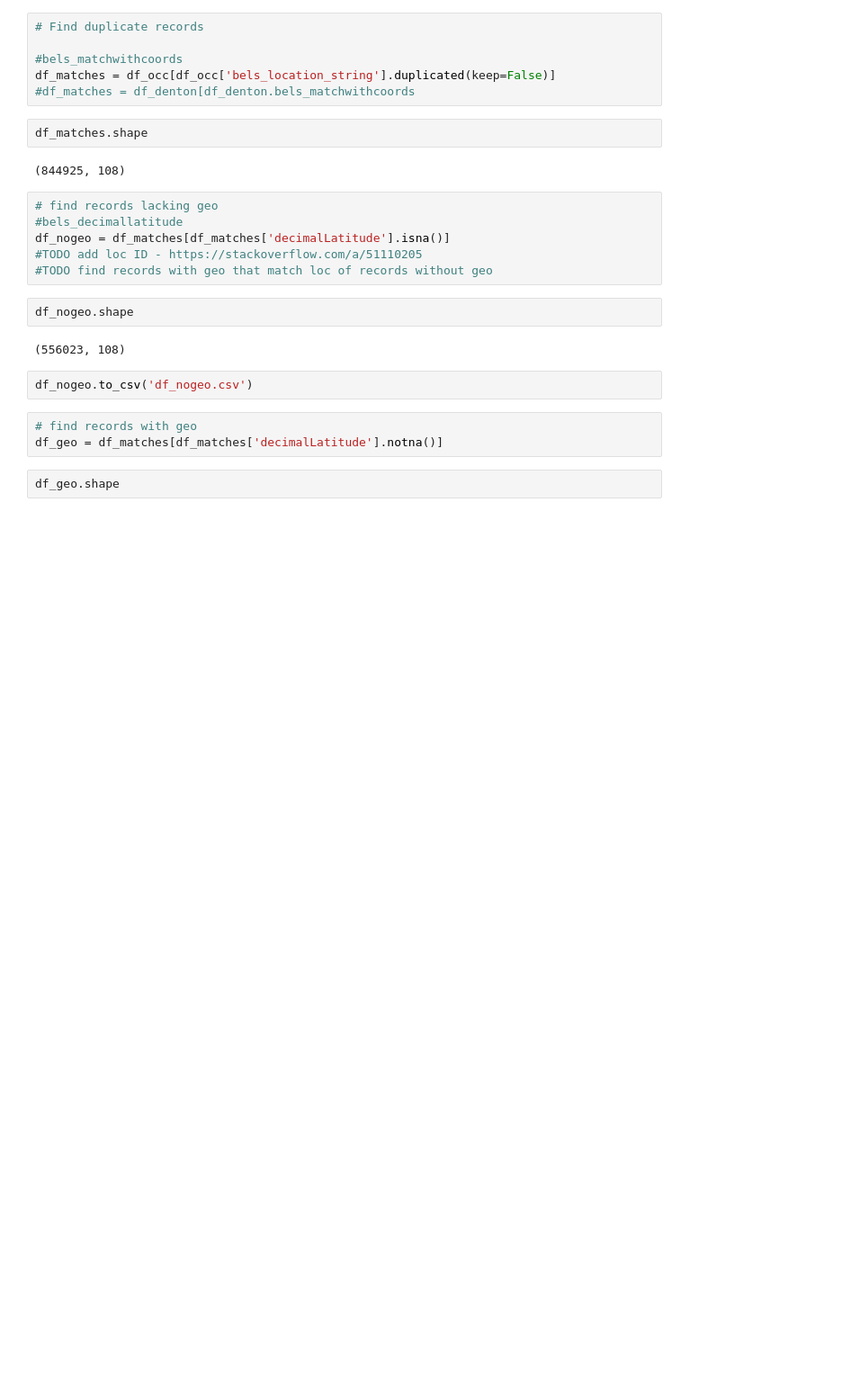
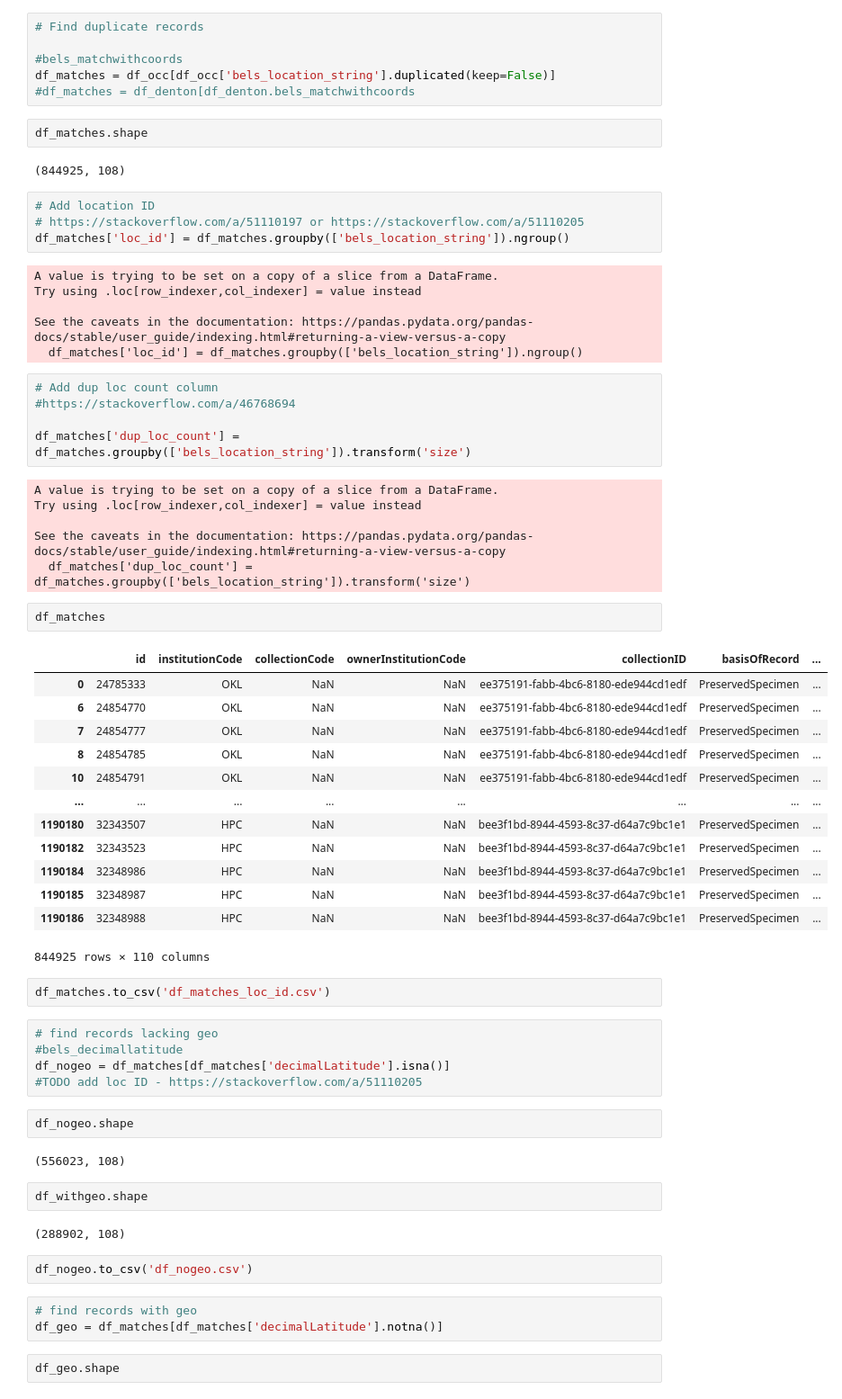
Before and after one commit to jbest/pybels, a Jupyter notebook: analyze_loc_matches_local.ipynb, the cells around one changed output. Shown at 90% size. Saved outputs shown, nothing was run; the diff lists cells and outputs as text; blank space fills up the shorter version.

Commit message:
adding dup count

```diff
--- a/analyze_loc_matches_local.ipynb
+++ b/analyze_loc_matches_local.ipynb
@@ -39,16 +39,58 @@ df_matches = df_occ[df_occ['bels_location_string'].duplicated(keep=False)]
 df_matches.shape
 # %% [output]
 (844925, 108)
+# %%
+# Add location ID
+# https://stackoverflow.com/a/51110197 or https://stackoverflow.com/a/51110205
+df_matches['loc_id'] = df_matches.groupby(['bels_location_string']).ngroup()
+# %% [output]
+A value is trying to be set on a copy of a slice from a DataFrame.
+Try using .loc[row_indexer,col_indexer] = value instead
+
+See the caveats in the documentation: https://pandas.pydata.org/pandas-docs/stable/user_guide/indexing.html#returning-a-view-versus-a-copy
+  df_matches['loc_id'] = df_matches.groupby(['bels_location_string']).ngroup()
+# %%
+# Add dup loc count column
+#https://stackoverflow.com/a/46768694
+
+df_matches['dup_loc_count'] = df_matches.groupby(['bels_location_string']).transform('size')
+# %% [output]
+A value is trying to be set on a copy of a slice from a DataFrame.
+Try using .loc[row_indexer,col_indexer] = value instead
+
+See the caveats in the documentation: https://pandas.pydata.org/pandas-docs/stable/user_guide/indexing.html#returning-a-view-versus-a-copy
+  df_matches['dup_loc_count'] = df_matches.groupby(['bels_location_string']).transform('size')
+# %%
+df_matches
+# %% [output]
+|  | id | institutionCode | collectionCode | ownerInstitutionCode | collectionID | basisOfRecord | ... |
+| 0 | 24785333 | OKL | NaN | NaN | ee375191-fabb-4bc6-8180-ede944cd1edf | PreservedSpecimen | ... |
+| 6 | 24854770 | OKL | NaN | NaN | ee375191-fabb-4bc6-8180-ede944cd1edf | PreservedSpecimen | ... |
+| 7 | 24854777 | OKL | NaN | NaN | ee375191-fabb-4bc6-8180-ede944cd1edf | PreservedSpecimen | ... |
+| 8 | 24854785 | OKL | NaN | NaN | ee375191-fabb-4bc6-8180-ede944cd1edf | PreservedSpecimen | ... |
+| 10 | 24854791 | OKL | NaN | NaN | ee375191-fabb-4bc6-8180-ede944cd1edf | PreservedSpecimen | ... |
+| ... | ... | ... | ... | ... | ... | ... | ... |
+| 1190180 | 32343507 | HPC | NaN | NaN | bee3f1bd-8944-4593-8c37-d64a7c9bc1e1 | PreservedSpecimen | ... |
+| 1190182 | 32343523 | HPC | NaN | NaN | bee3f1bd-8944-4593-8c37-d64a7c9bc1e1 | PreservedSpecimen | ... |
+| 1190184 | 32348986 | HPC | NaN | NaN | bee3f1bd-8944-4593-8c37-d64a7c9bc1e1 | PreservedSpecimen | ... |
+| 1190185 | 32348987 | HPC | NaN | NaN | bee3f1bd-8944-4593-8c37-d64a7c9bc1e1 | PreservedSpecimen | ... |
+| 1190186 | 32348988 | HPC | NaN | NaN | bee3f1bd-8944-4593-8c37-d64a7c9bc1e1 | PreservedSpecimen | ... |
+844925 rows × 110 columns
+# %%
+df_matches.to_csv('df_matches_loc_id.csv')
 # %%
 # find records lacking geo
 #bels_decimallatitude
 df_nogeo = df_matches[df_matches['decimalLatitude'].isna()]
 #TODO add loc ID - https://stackoverflow.com/a/51110205
-#TODO find records with geo that match loc of records without geo
 # %%
 df_nogeo.shape
 # %% [output]
 (556023, 108)
+# %%
+df_withgeo.shape
+# %% [output]
+(288902, 108)
 # %%
 df_nogeo.to_csv('df_nogeo.csv')
 # %%
```
Also changed, not shown: parts of 6 cells of this notebook.
